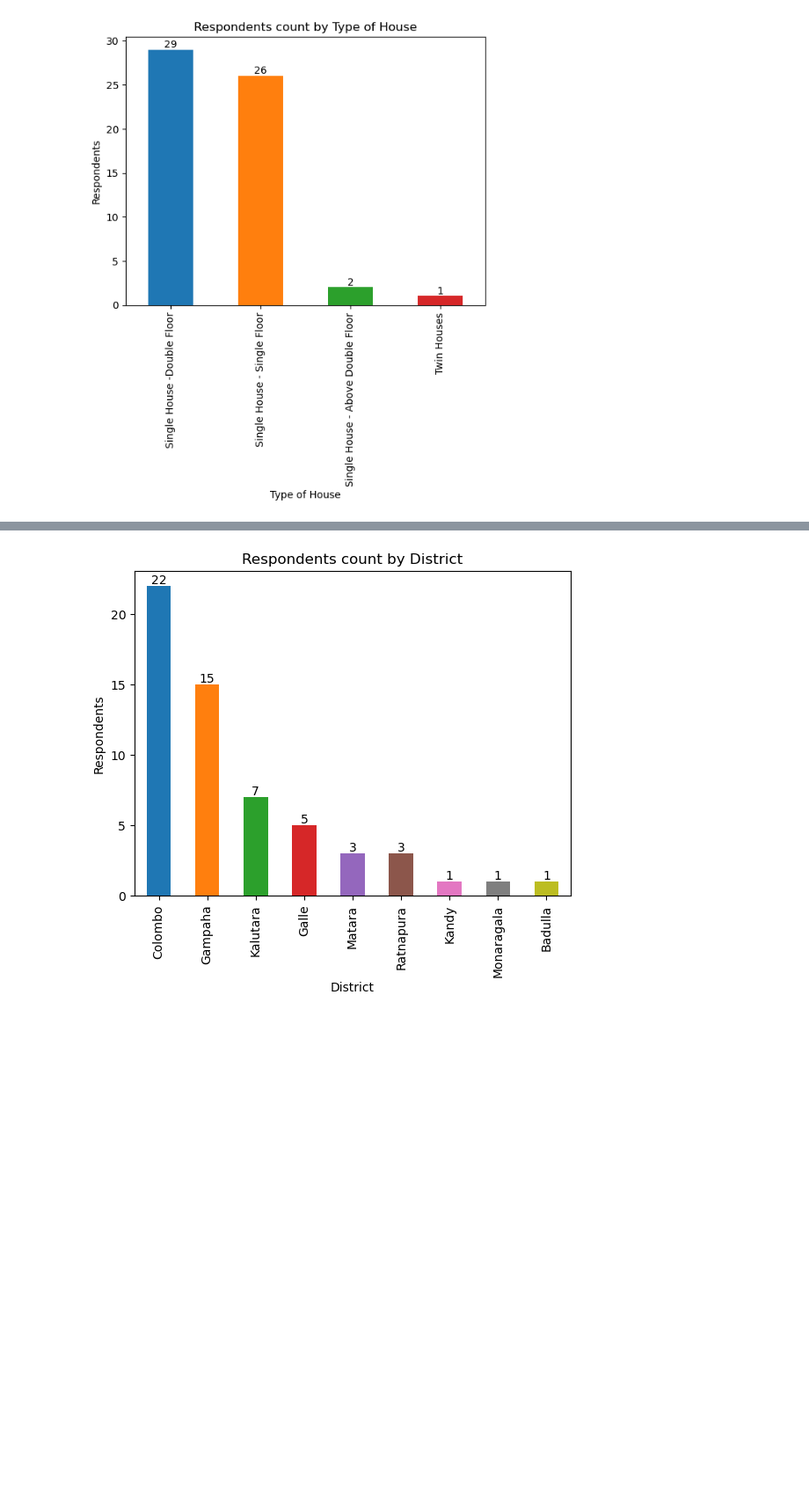
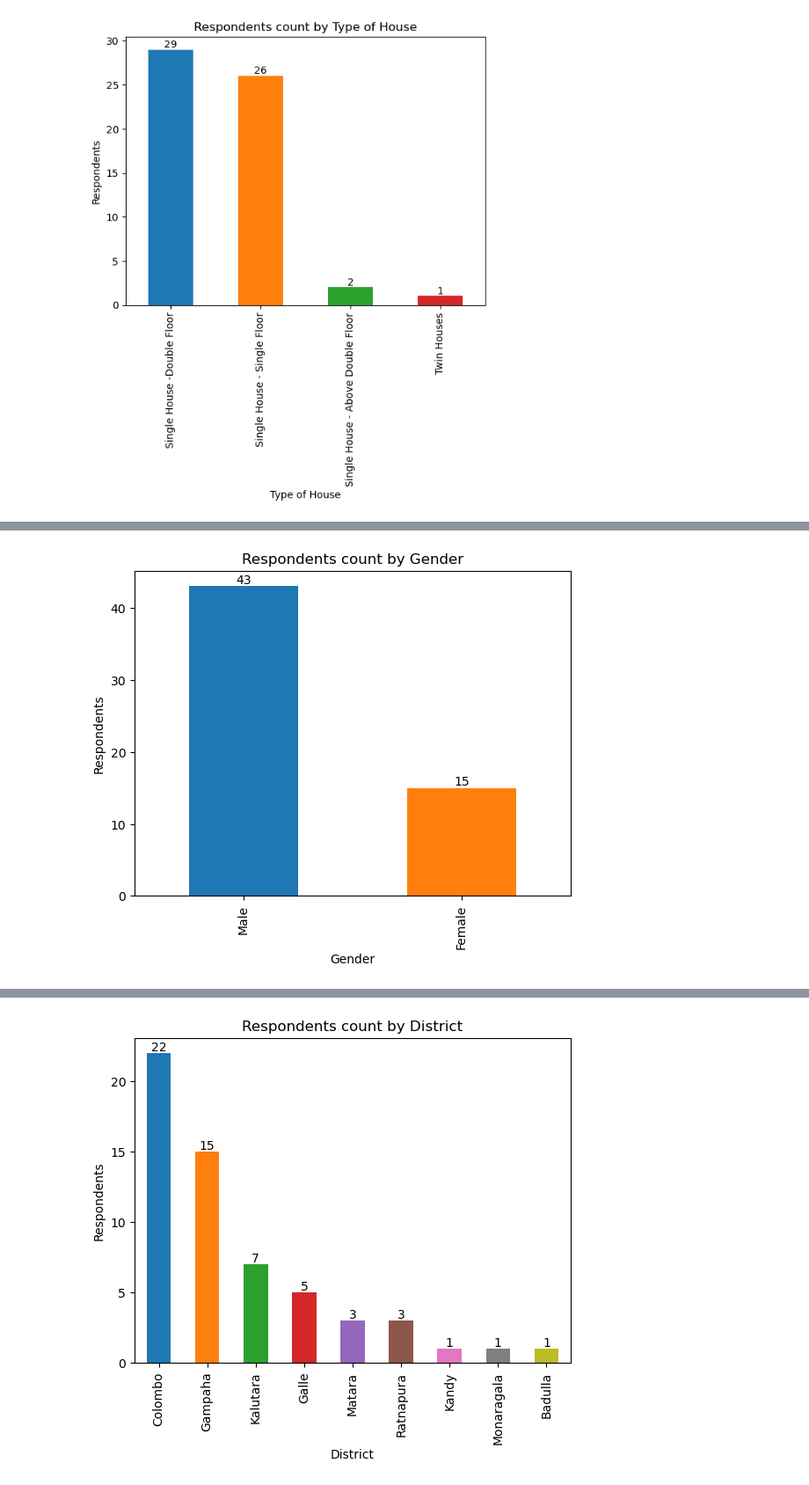
Before and after one commit to pcperera/energy-usage-sri-lanka, a Jupyter notebook: descriptive.ipynb, the cells around one changed output, grey strips where cells are left out. Shown at 88% size. Drawn from its saved outputs; the diff is of its cells as text; code cells hidden in the pictures; blank space fills up the shorter version.

```diff
--- a/descriptive.ipynb
+++ b/descriptive.ipynb
@@ -112,0 +142,4 @@ bar_plot('Number of Floors')
+# %%
+bar_plot('Gender')
+# %% [output]
+[figure, added]
```
Also changed, not shown: parts of 31 cells of this notebook.
